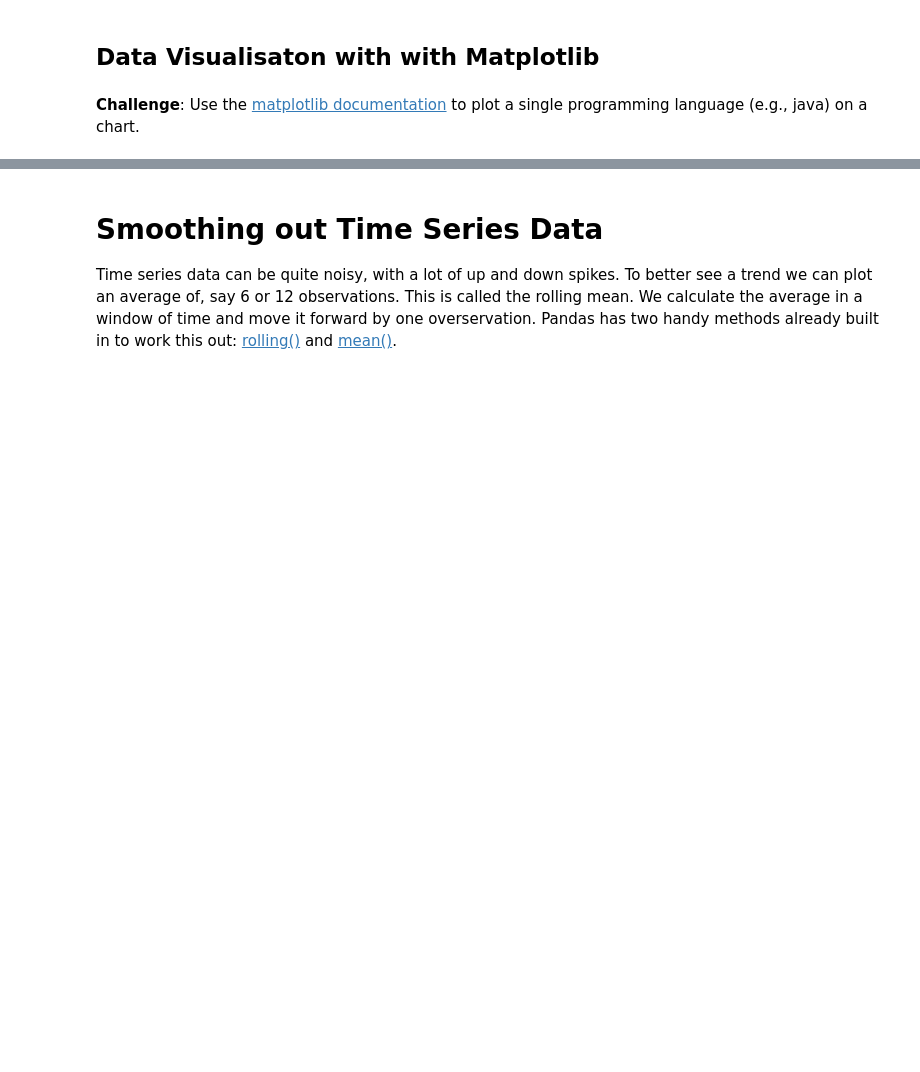
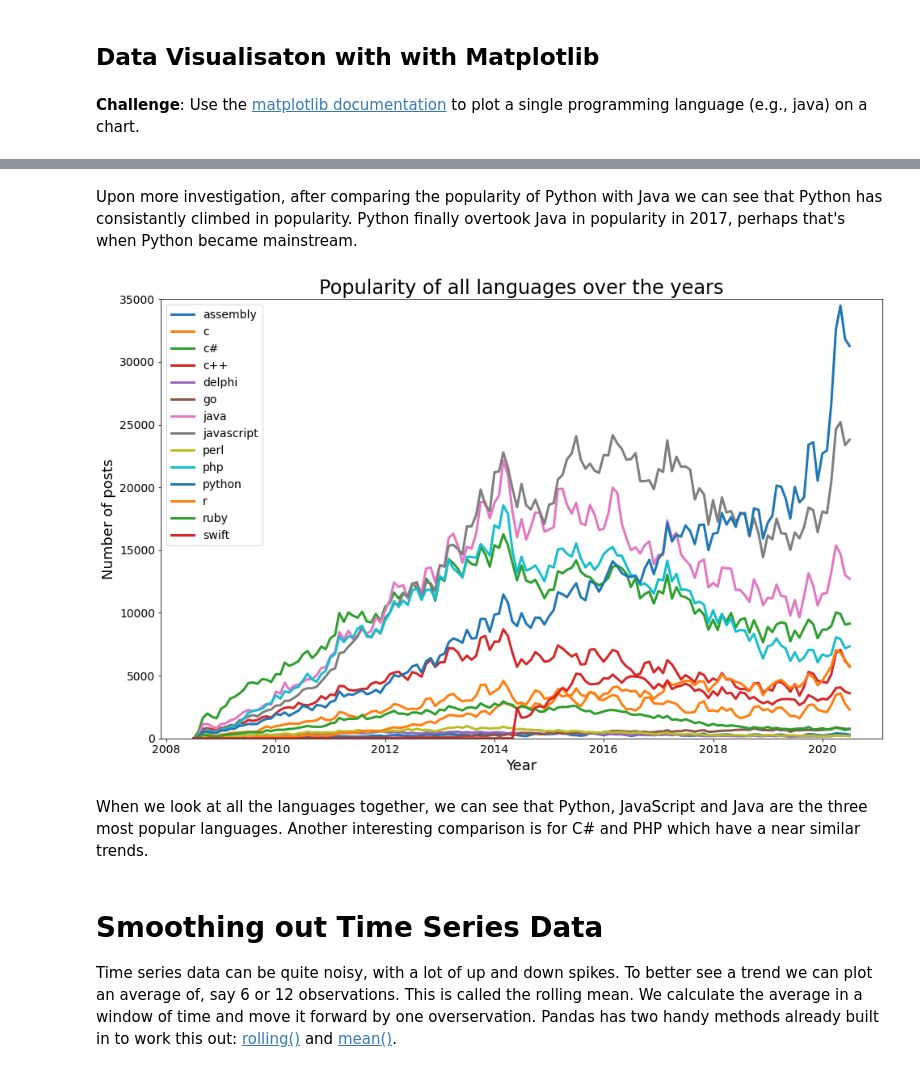
Before and after one commit to msDikshaGarg/Python-100-days-of-code, a Jupyter notebook: Programs/73_programming_languages_dataset/programming_languages.ipynb, the cells around one changed output, grey strips where cells are left out. Cells and saved outputs as stored; diff of their text form; code cells hidden in the pictures; blank space fills up the shorter version.

```diff
--- a/Programs/73_programming_languages_dataset/programming_languages.ipynb
+++ b/Programs/73_programming_languages_dataset/programming_languages.ipynb
@@ -92,3 +215,21 @@ Let's fix the date format to make it more readable. We need to use Pandas to cha
+# %% [markdown]
+Upon more investigation, after comparing the popularity of Python with Java we can see that Python has consistantly climbed in popularity. Python finally overtook Java in popularity in 2017, perhaps that's when Python became mainstream.
+# %%
+plt.figure(figsize=(16,10))
+plt.ylim(0,35000)
+plt.title("Popularity of all languages over the years", fontsize = 24)
+plt.xlabel("Year", fontsize = 18)
+plt.ylabel("Number of posts", fontsize = 18)
+plt.xticks(fontsize = 14)
+plt.yticks(fontsize = 14)
+for i in reshaped_languages.columns:
+    plt.plot(reshaped_languages.index, reshaped_languages[i], linewidth = 3, label=reshaped_languages[i].name)
+plt.legend(fontsize=14)
+plt.show()
+# %% [output]
+[figure, added]
+# %% [markdown]
+When we look at all the languages together, we can see that Python, JavaScript and Java are the three most popular languages. Another interesting comparison is for C# and PHP which have a near similar trends.
 # %% [markdown]
 # Smoothing out Time Series Data
 
```
Also changed, not shown: parts of 22 cells of this notebook.
